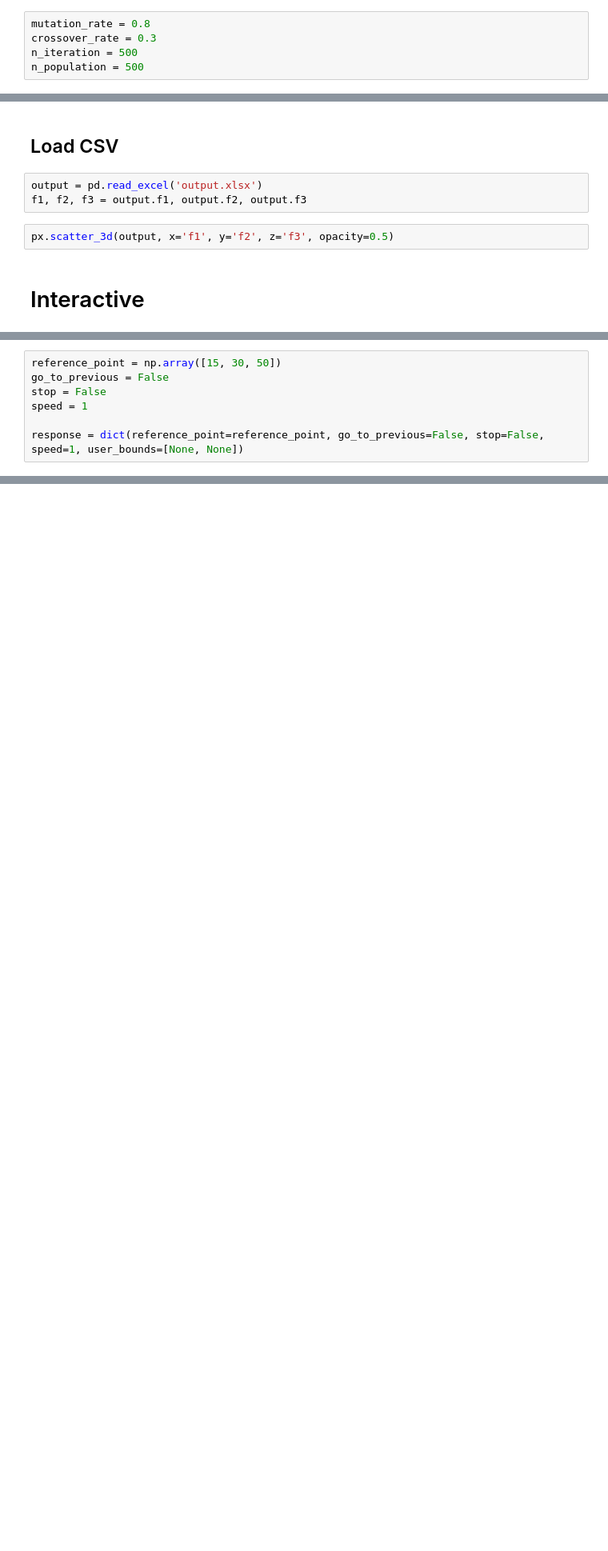
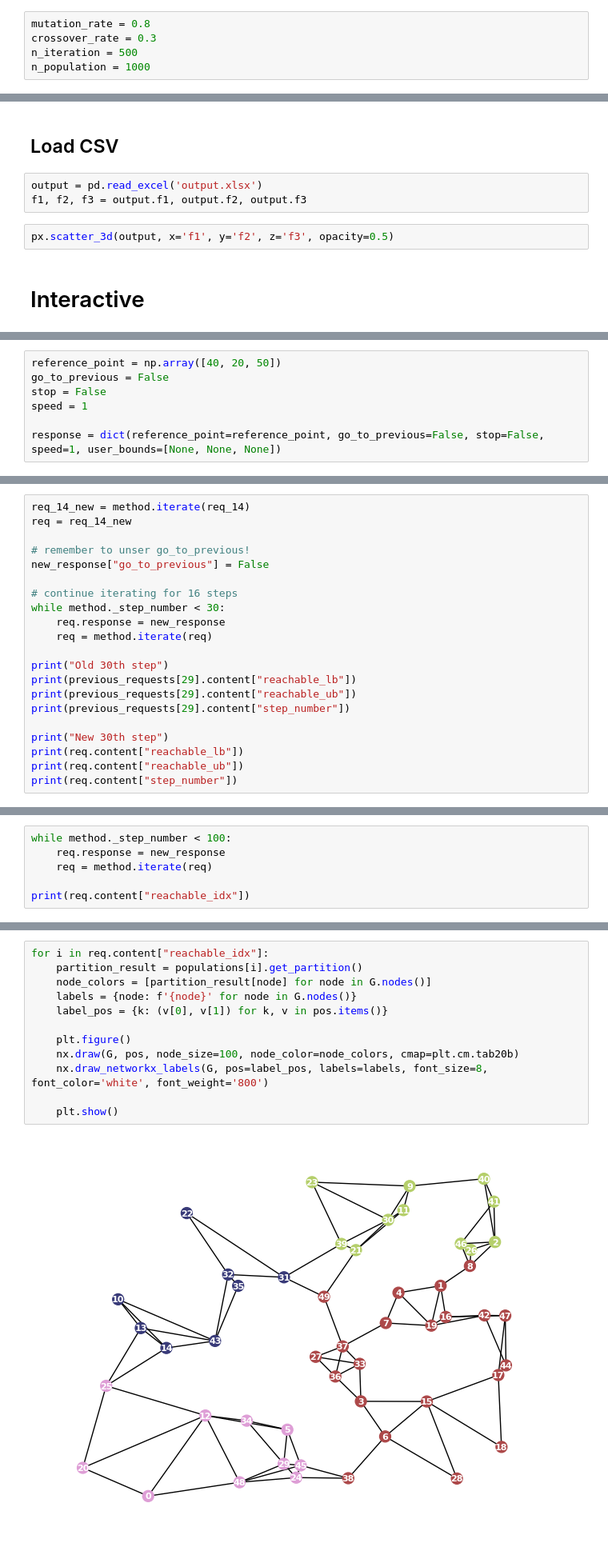
Before and after one commit to FelixFern/Graph-Partitioning-Optimization, a Jupyter notebook: Graph Partitioning.ipynb, the cells around one changed output, grey strips where cells are left out. Shown: that part at 80% size. Saved outputs shown, nothing was run; the diff lists cells and outputs as text; blank space fills up the shorter version.

```diff
--- a/Graph Partitioning.ipynb
+++ b/Graph Partitioning.ipynb
@@ -60,7 +65,7 @@ def f3_obj(graph, n):
 mutation_rate = 0.8
 crossover_rate = 0.3
 n_iteration = 500
-n_population = 500
+n_population = 1000
 # %%
 populations = np.array([])
 for i in tqdm(range(n_population)):
@@ -176,10 +170,10 @@ print(req_first.content["reachable_ub"])
 # %%
-reference_point = np.array([15, 30, 50])
+reference_point = np.array([40, 20, 50])
 go_to_previous = False
 stop = False
 speed = 1
 
-response = dict(reference_point=reference_point, go_to_previous=False, stop=False, speed=1, user_bounds=[None, None])
+response = dict(reference_point=reference_point, go_to_previous=False, stop=False, speed=1, user_bounds=[None, None, None])
 # %%
 req_first.response = response
 req_snd = method.iterate(req_first)
@@ -191,0 +216,21 @@ Previous exception: <class 'desdeo_mcdm.interactive.NautilusNavigator.NautilusNa
+# %%
+req_14_new = method.iterate(req_14)
+req = req_14_new
+
+# remember to unser go_to_previous!
+new_response["go_to_previous"] = False
+
+# continue iterating for 16 steps
+while method._step_number < 30:
+    req.response = new_response
+    req = method.iterate(req)
+
+print("Old 30th step")
+print(previous_requests[29].content["reachable_lb"])
+print(previous_requests[29].content["reachable_ub"])
+print(previous_requests[29].content["step_number"])
+
+print("New 30th step")
+print(req.content["reachable_lb"])
+print(req.content["reachable_ub"])
+print(req.content["step_number"])
@@ -191,0 +246,6 @@ Previous exception: <class 'desdeo_mcdm.interactive.NautilusNavigator.NautilusNa
+# %%
+while method._step_number < 100:
+    req.response = new_response
+    req = method.iterate(req)
+
+print(req.content["reachable_idx"])
@@ -191,0 +254,14 @@ Previous exception: <class 'desdeo_mcdm.interactive.NautilusNavigator.NautilusNa
+# %%
+for i in req.content["reachable_idx"]:
+    partition_result = populations[i].get_partition()
+    node_colors = [partition_result[node] for node in G.nodes()]
+    labels = {node: f'{node}' for node in G.nodes()}
+    label_pos = {k: (v[0], v[1]) for k, v in pos.items()}
+
+    plt.figure()
+    nx.draw(G, pos, node_size=100, node_color=node_colors, cmap=plt.cm.tab20b)
+    nx.draw_networkx_labels(G, pos=label_pos, labels=labels, font_size=8, font_color='white', font_weight='800')
+
+    plt.show()
+# %% [output]
+[figure, added]
```
Also changed, not shown: parts of 14 cells of this notebook, 2 other files.
